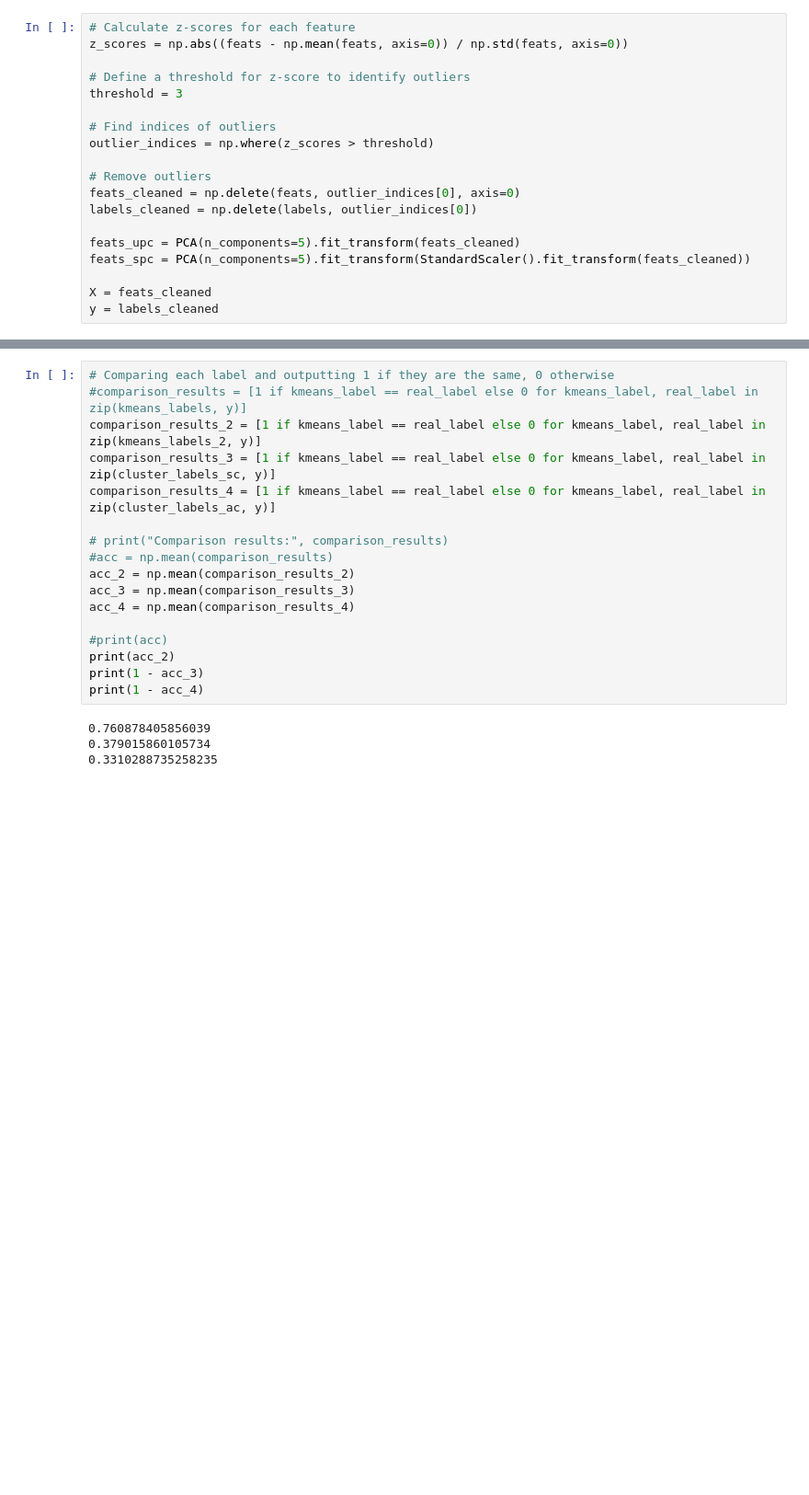
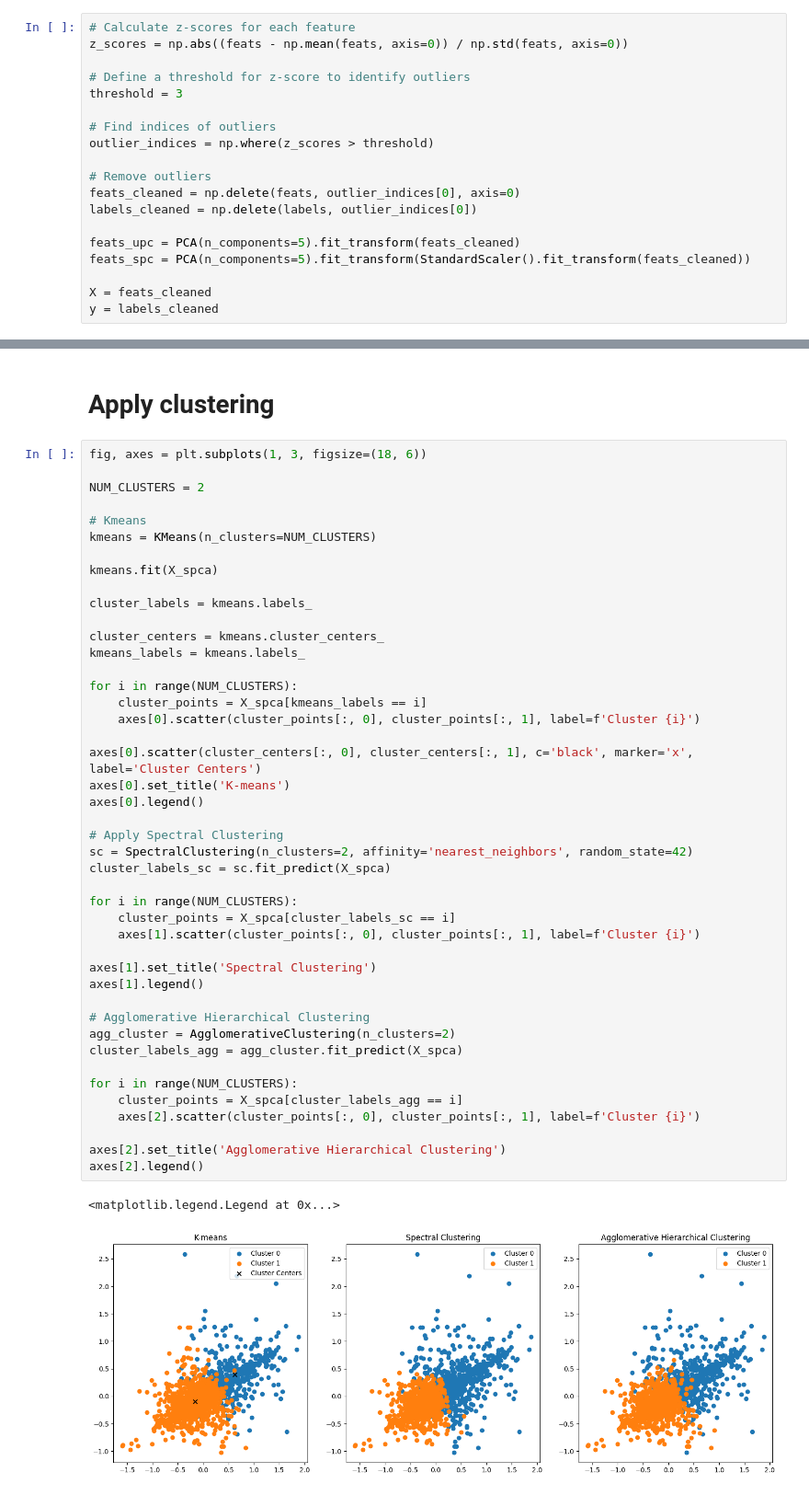
Before and after one commit to zhangster12/BMED-6517-Sp-24-Team-1, a Jupyter notebook: Clustering/mi_ht_cluster.ipynb, the cells around one changed output, grey strips where cells are left out. Shown: that part at 92% size. Drawn from its saved outputs; the diff is of its cells as text; blank space fills up the shorter version.

```diff
--- a/Clustering/mi_ht_cluster.ipynb
+++ b/Clustering/mi_ht_cluster.ipynb
@@ -577,21 +267,49 @@ print(ch_score)
-# %%
-# Comparing each label and outputting 1 if they are the same, 0 otherwise
-#comparison_results = [1 if kmeans_label == real_label else 0 for kmeans_label, real_label in zip(kmeans_labels, y)]
-comparison_results_2 = [1 if kmeans_label == real_label else 0 for kmeans_label, real_label in zip(kmeans_labels_2, y)]
-comparison_results_3 = [1 if kmeans_label == real_label else 0 for kmeans_label, real_label in zip(cluster_labels_sc, y)]
-comparison_results_4 = [1 if kmeans_label == real_label else 0 for kmeans_label, real_label in zip(cluster_labels_ac, y)]
-
-# print("Comparison results:", comparison_results)
-#acc = np.mean(comparison_results)
-acc_2 = np.mean(comparison_results_2)
-acc_3 = np.mean(comparison_results_3)
-acc_4 = np.mean(comparison_results_4)
-
-#print(acc)
-print(acc_2)
-print(1 - acc_3)
-print(1 - acc_4)
-# %% [output]
-0.760878405856039
-0.379015860105734
-0.3310288735258235
+# %% [markdown]
+# Apply clustering
+# %%
+fig, axes = plt.subplots(1, 3, figsize=(18, 6))
+
+NUM_CLUSTERS = 2
+
+# Kmeans
+kmeans = KMeans(n_clusters=NUM_CLUSTERS)
+
+kmeans.fit(X_spca)
+
+cluster_labels = kmeans.labels_
+
+cluster_centers = kmeans.cluster_centers_
+kmeans_labels = kmeans.labels_
+
+for i in range(NUM_CLUSTERS):
+    cluster_points = X_spca[kmeans_labels == i]
+    axes[0].scatter(cluster_points[:, 0], cluster_points[:, 1], label=f'Cluster {i}')
+
+axes[0].scatter(cluster_centers[:, 0], cluster_centers[:, 1], c='black', marker='x', label='Cluster Centers')
+axes[0].set_title('K-means')
+axes[0].legend()
+
+# Apply Spectral Clustering
+sc = SpectralClustering(n_clusters=2, affinity='nearest_neighbors', random_state=42)
+cluster_labels_sc = sc.fit_predict(X_spca)
+
+for i in range(NUM_CLUSTERS):
+    cluster_points = X_spca[cluster_labels_sc == i]
+    axes[1].scatter(cluster_points[:, 0], cluster_points[:, 1], label=f'Cluster {i}')
+
+axes[1].set_title('Spectral Clustering')
+axes[1].legend()
+
+# Agglomerative Hierarchical Clustering
+agg_cluster = AgglomerativeClustering(n_clusters=2)
+cluster_labels_agg = agg_cluster.fit_predict(X_spca)
+
+for i in range(NUM_CLUSTERS):
+    cluster_points = X_spca[cluster_labels_agg == i]
+    axes[2].scatter(cluster_points[:, 0], cluster_points[:, 1], label=f'Cluster {i}')
+
+axes[2].set_title('Agglomerative Hierarchical Clustering')
+axes[2].legend()
+# %% [output]
+<matplotlib.legend.Legend at 0x...>
+[figure, added]
```
Also changed, not shown: parts of 17 cells of this notebook, 1 other file.
